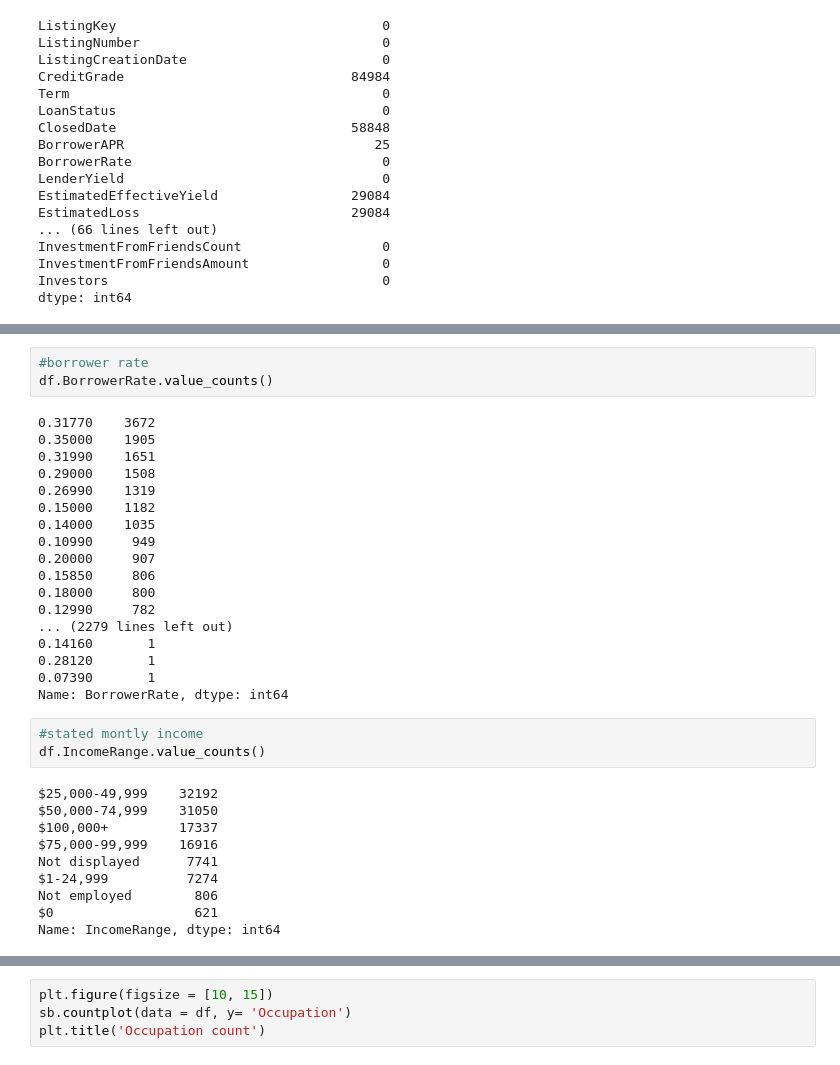
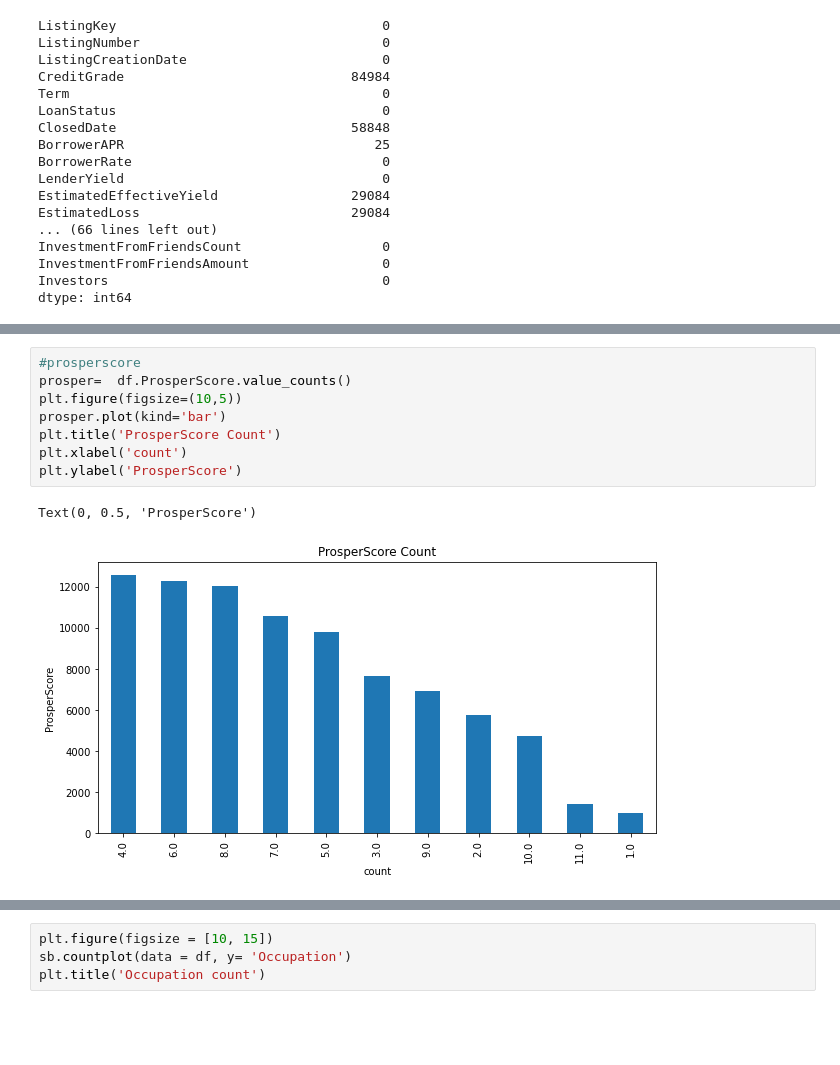
Before and after one commit to chepkuruipurity/visualize, a Jupyter notebook: Part_I_exploration_template.ipynb, the cells around one changed output, grey strips where cells are left out. Saved outputs shown, nothing was run; the diff lists cells and outputs as text; blank space fills up the shorter version.

```diff
--- a/Part_I_exploration_template.ipynb
+++ b/Part_I_exploration_template.ipynb
@@ -204,34 +91,11 @@ Name: MonthlyLoanPayment, dtype: int64
-# %%
-#borrower rate
-df.BorrowerRate.value_counts()
-# %% [output]
-0.31770    3672
-0.35000    1905
-0.31990    1651
-0.29000    1508
-0.26990    1319
-0.15000    1182
-0.14000    1035
-0.10990     949
-0.20000     907
-0.15850     806
-0.18000     800
-0.12990     782
-... (2279 lines left out)
-0.14160       1
-0.28120       1
-0.07390       1
-Name: BorrowerRate, dtype: int64
-# %%
-#stated montly income
-df.IncomeRange.value_counts()
-# %% [output]
-$25,000-49,999    32192
-$50,000-74,999    31050
-$100,000+         17337
-$75,000-99,999    16916
-Not displayed      7741
-$1-24,999          7274
-Not employed        806
-$0                  621
-Name: IncomeRange, dtype: int64
+# %%
+#prosperscore
+prosper=  df.ProsperScore.value_counts()
+plt.figure(figsize=(10,5))
+prosper.plot(kind='bar')
+plt.title('ProsperScore Count')
+plt.xlabel('count')
+plt.ylabel('ProsperScore')
+# %% [output]
+Text(0, 0.5, 'ProsperScore')
+[figure, added]
```
Also changed, not shown: parts of 71 cells of this notebook, 4 other files.
